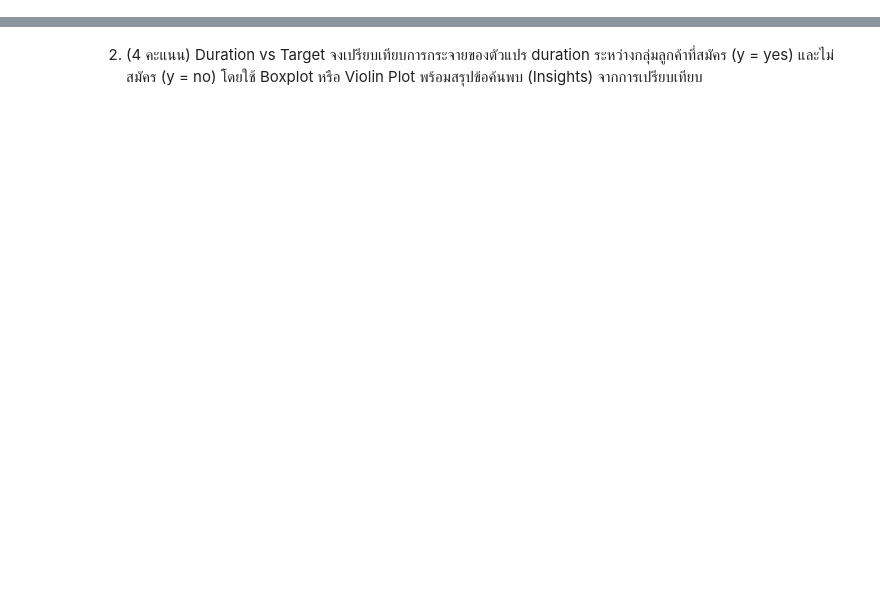
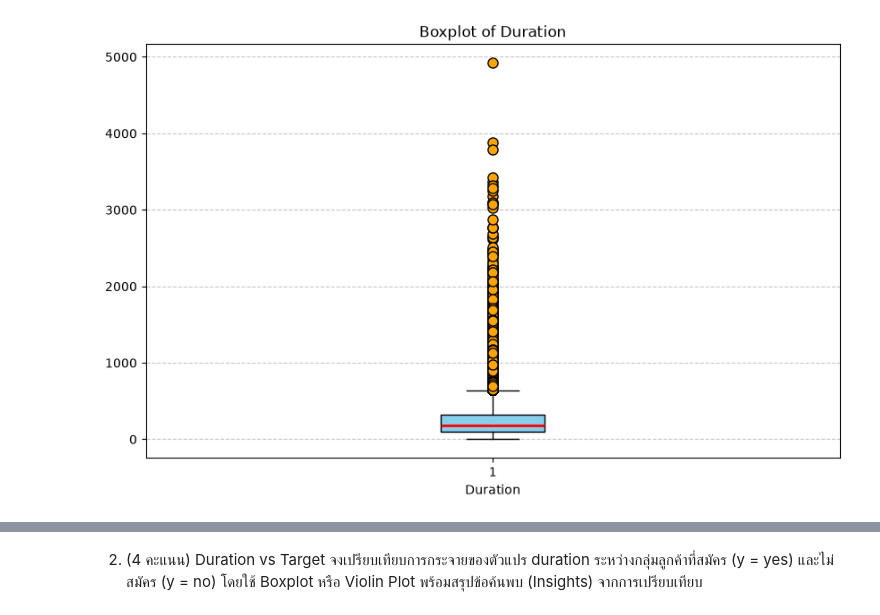
Before and after one commit to TKishioru/DPU.DT, a Jupyter notebook: DT514 วิทยาการข้อมูลและการวิเคราะห์ข้อมูลขนาดใหญ่/Midterm/anwser.ipynb, the cells around one changed output, grey strips where cells are left out. Cells and saved outputs as stored; diff of their text form; code cells hidden in the pictures; blank space fills up the shorter version.

```diff
--- a/DT514 วิทยาการข้อมูลและการวิเคราะห์ข้อมูลขนาดใหญ่/Midterm/anwser.ipynb
+++ b/DT514 วิทยาการข้อมูลและการวิเคราะห์ข้อมูลขนาดใหญ่/Midterm/anwser.ipynb
@@ -5,0 +75,15 @@
+# %%
+# create Boxplot of duration
+plt.figure(figsize=(10, 6))
+plt.boxplot(data_full['duration'], vert=True, patch_artist=True,
+            boxprops=dict(facecolor="skyblue", color="black"),
+            medianprops=dict(color="red", linewidth=2),
+            whiskerprops=dict(color="black", linewidth=1),
+            capprops=dict(color="black", linewidth=1),
+            flierprops=dict(markerfacecolor="orange", marker="o", markersize=8))
+plt.title('Boxplot of Duration')
+plt.xlabel('Duration')
+plt.grid(axis="y", linestyle="--", alpha=0.7)
+plt.show()
+# %% [output]
+[figure, added]
```
Also changed, not shown: parts of 29 cells of this notebook, 13 other files.
